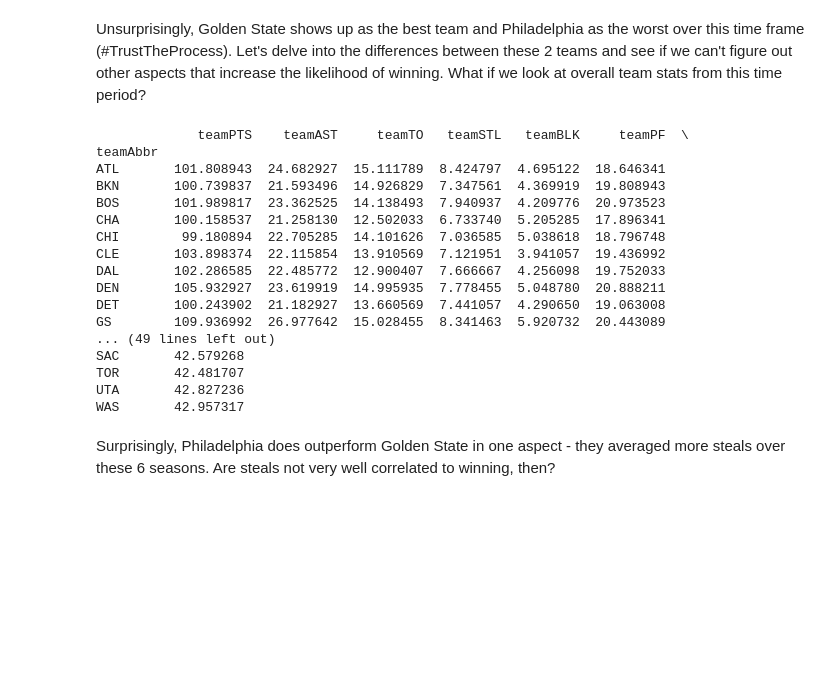
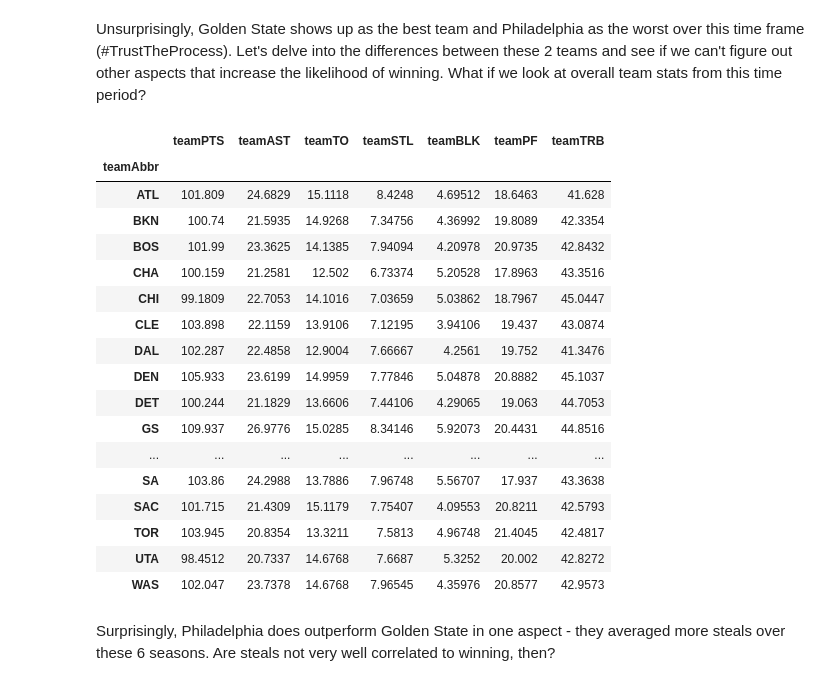
Before and after one commit to johnboy81918/Capstone-1-Analytic-Report-and-Research-Proposal, a Jupyter notebook: Capstone 1 Analytic Report and Research Proposal.ipynb, the cells around one changed output. Cells and saved outputs as stored; diff of their text form; code cells hidden in the pictures; blank space fills up the shorter version.

```diff
--- a/Capstone 1 Analytic Report and Research Proposal.ipynb
+++ b/Capstone 1 Analytic Report and Research Proposal.ipynb
@@ -60,24 +65,26 @@ dtype: float64
 # %% [markdown]
 Unsurprisingly, Golden State shows up as the best team and Philadelphia as the worst over this time frame (#TrustTheProcess). Let's delve into the differences between these 2 teams and see if we can't figure out other aspects that increase the likelihood of winning. What if we look at overall team stats from this time period?
 # %%
-print(df[['teamAbbr', 'teamPTS', 'teamAST', 'teamTO', 'teamSTL', 'teamBLK', 'teamPF', 'teamTRB']].groupby('teamAbbr').mean())
+basic_stats = df[['teamAbbr', 'teamPTS', 'teamAST', 'teamTO', 'teamSTL', 'teamBLK', 'teamPF', 'teamTRB']].groupby('teamAbbr').mean()
+basic_stats.style.background_gradient(cmap='summer')
 # %% [output]
-             teamPTS    teamAST     teamTO   teamSTL   teamBLK     teamPF  \
-teamAbbr
-ATL       101.808943  24.682927  15.111789  8.424797  4.695122  18.646341
-BKN       100.739837  21.593496  14.926829  7.347561  4.369919  19.808943
-BOS       101.989817  23.362525  14.138493  7.940937  4.209776  20.973523
-CHA       100.158537  21.258130  12.502033  6.733740  5.205285  17.896341
-CHI        99.180894  22.705285  14.101626  7.036585  5.038618  18.796748
-CLE       103.898374  22.115854  13.910569  7.121951  3.941057  19.436992
-DAL       102.286585  22.485772  12.900407  7.666667  4.256098  19.752033
-DEN       105.932927  23.619919  14.995935  7.778455  5.048780  20.888211
-DET       100.243902  21.182927  13.660569  7.441057  4.290650  19.063008
-GS        109.936992  26.977642  15.028455  8.341463  5.920732  20.443089
-... (49 lines left out)
-SAC       42.579268
-TOR       42.481707
-UTA       42.827236
-WAS       42.957317
+|  | teamPTS | teamAST | teamTO | teamSTL | teamBLK | teamPF | teamTRB |
+| teamAbbr |  |  |  |  |  |  |  |
+| ATL | 101.809 | 24.6829 | 15.1118 | 8.4248 | 4.69512 | 18.6463 | 41.628 |
+| BKN | 100.74 | 21.5935 | 14.9268 | 7.34756 | 4.36992 | 19.8089 | 42.3354 |
+| BOS | 101.99 | 23.3625 | 14.1385 | 7.94094 | 4.20978 | 20.9735 | 42.8432 |
+| CHA | 100.159 | 21.2581 | 12.502 | 6.73374 | 5.20528 | 17.8963 | 43.3516 |
+| CHI | 99.1809 | 22.7053 | 14.1016 | 7.03659 | 5.03862 | 18.7967 | 45.0447 |
+| CLE | 103.898 | 22.1159 | 13.9106 | 7.12195 | 3.94106 | 19.437 | 43.0874 |
+| DAL | 102.287 | 22.4858 | 12.9004 | 7.66667 | 4.2561 | 19.752 | 41.3476 |
+| DEN | 105.933 | 23.6199 | 14.9959 | 7.77846 | 5.04878 | 20.8882 | 45.1037 |
+| DET | 100.244 | 21.1829 | 13.6606 | 7.44106 | 4.29065 | 19.063 | 44.7053 |
+| GS | 109.937 | 26.9776 | 15.0285 | 8.34146 | 5.92073 | 20.4431 | 44.8516 |
+| ... | ... | ... | ... | ... | ... | ... | ... |
+| SA | 103.86 | 24.2988 | 13.7886 | 7.96748 | 5.56707 | 17.937 | 43.3638 |
+| SAC | 101.715 | 21.4309 | 15.1179 | 7.75407 | 4.09553 | 20.8211 | 42.5793 |
+| TOR | 103.945 | 20.8354 | 13.3211 | 7.5813 | 4.96748 | 21.4045 | 42.4817 |
+| UTA | 98.4512 | 20.7337 | 14.6768 | 7.6687 | 5.3252 | 20.002 | 42.8272 |
+| WAS | 102.047 | 23.7378 | 14.6768 | 7.96545 | 4.35976 | 20.8577 | 42.9573 |
 # %% [markdown]
 Surprisingly, Philadelphia does outperform Golden State in one aspect - they averaged more steals over these 6 seasons. Are steals not very well correlated to winning, then?
```
Also changed, not shown: parts of 15 cells of this notebook.
